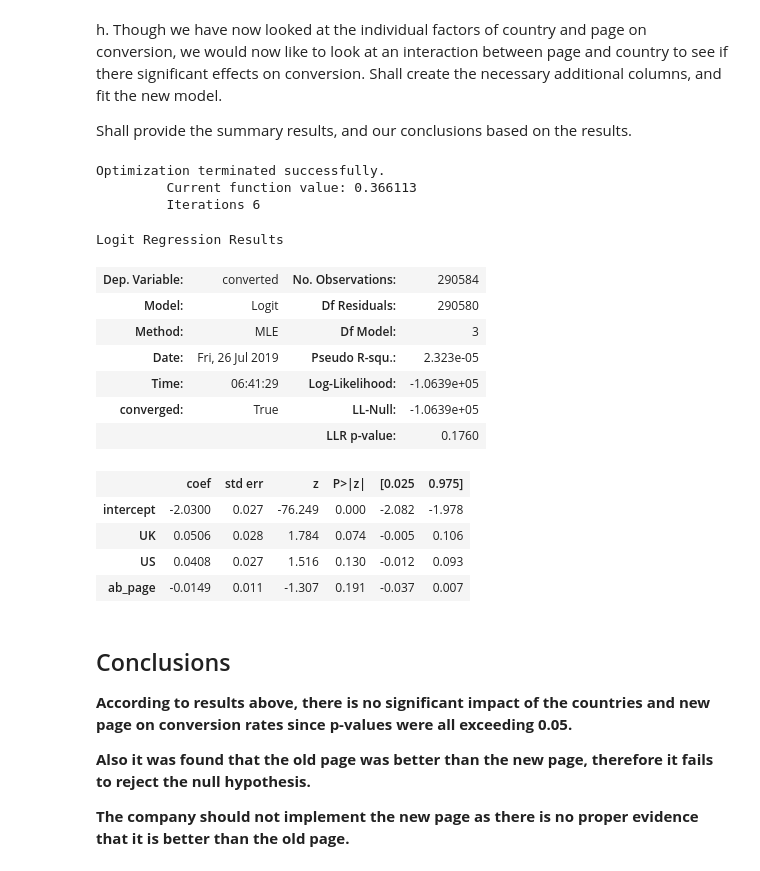
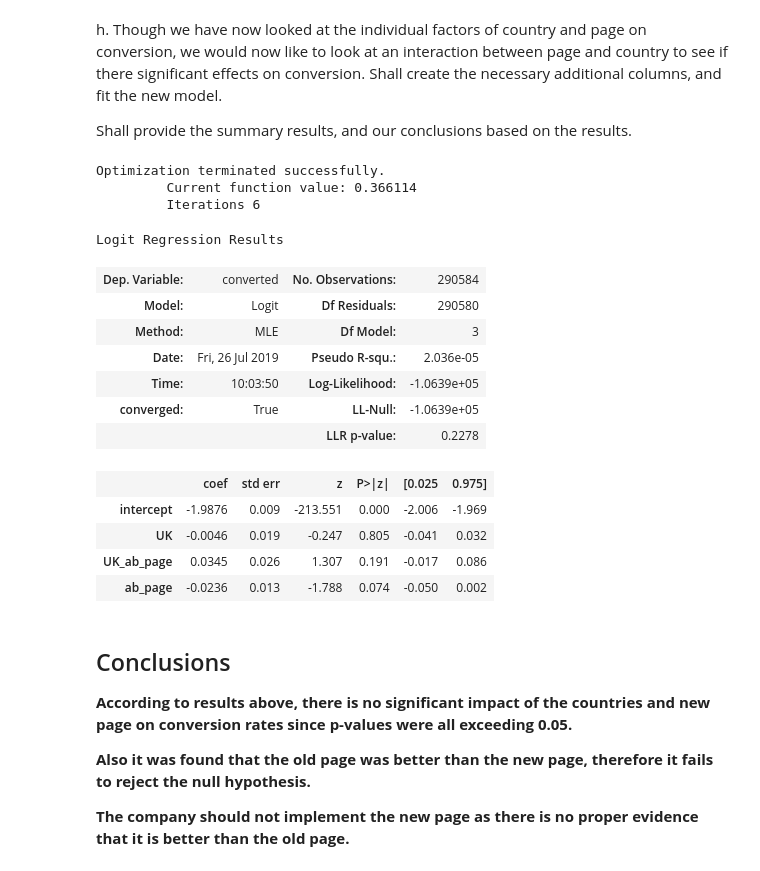
Before and after one commit to Sri-Vadlamani/Analyze-a-b-Test-results, a Jupyter notebook: Analyze_ab_test_results_notebook.ipynb, the cells around one changed output. Drawn from its saved outputs; the diff is of its cells as text; code cells hidden in the pictures.

```diff
--- a/Analyze_ab_test_results_notebook.ipynb
+++ b/Analyze_ab_test_results_notebook.ipynb
@@ -458,26 +458,27 @@ h. Though we have now looked at the individual factors of country and page on co
 Shall provide the summary results, and our conclusions based on the results.
 # %%
 ### Fit Your Linear Model And Obtain the Results
-log_mod = sm.Logit(df_new['converted'], df_new[['intercept', 'UK', 'US', 'ab_page']])
+df_new['UK_ab_page'] = df_new['UK'] * df_new['ab_page']
+log_mod = sm.Logit(df_new['converted'], df_new[['intercept', 'UK', 'UK_ab_page', 'ab_page']])
 results = log_mod.fit()
 results.summary()
 # %% [output]
 Optimization terminated successfully.
-         Current function value: 0.366113
+         Current function value: 0.366114
          Iterations 6
 Logit Regression Results
 | Dep. Variable: | converted | No. Observations: | 290584 |
 | Model: | Logit | Df Residuals: | 290580 |
 | Method: | MLE | Df Model: | 3 |
-| Date: | Fri, 26 Jul 2019 | Pseudo R-squ.: | 2.323e-05 |
-| Time: | 06:41:29 | Log-Likelihood: | -1.0639e+05 |
+| Date: | Fri, 26 Jul 2019 | Pseudo R-squ.: | 2.036e-05 |
+| Time: | 10:03:50 | Log-Likelihood: | -1.0639e+05 |
 | converged: | True | LL-Null: | -1.0639e+05 |
-|  |  | LLR p-value: | 0.1760 |
+|  |  | LLR p-value: | 0.2278 |
 |  | coef | std err | z | P>|z| | [0.025 | 0.975] |
-| intercept | -2.0300 | 0.027 | -76.249 | 0.000 | -2.082 | -1.978 |
-| UK | 0.0506 | 0.028 | 1.784 | 0.074 | -0.005 | 0.106 |
-| US | 0.0408 | 0.027 | 1.516 | 0.130 | -0.012 | 0.093 |
-| ab_page | -0.0149 | 0.011 | -1.307 | 0.191 | -0.037 | 0.007 |
+| intercept | -1.9876 | 0.009 | -213.551 | 0.000 | -2.006 | -1.969 |
+| UK | -0.0046 | 0.019 | -0.247 | 0.805 | -0.041 | 0.032 |
+| UK_ab_page | 0.0345 | 0.026 | 1.307 | 0.191 | -0.017 | 0.086 |
+| ab_page | -0.0236 | 0.013 | -1.788 | 0.074 | -0.050 | 0.002 |
 # %% [markdown]
 <a id='conclusions'></a>
 ## Conclusions
```
Also changed, not shown: parts of 5 cells of this notebook.
